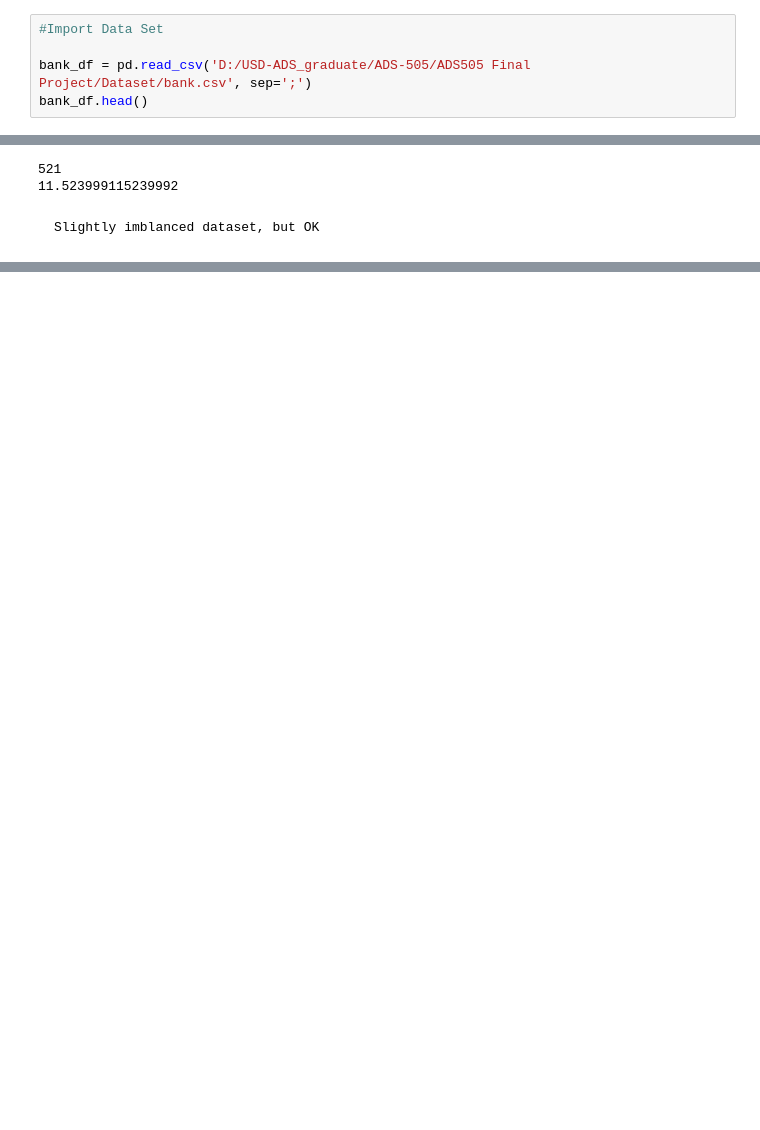
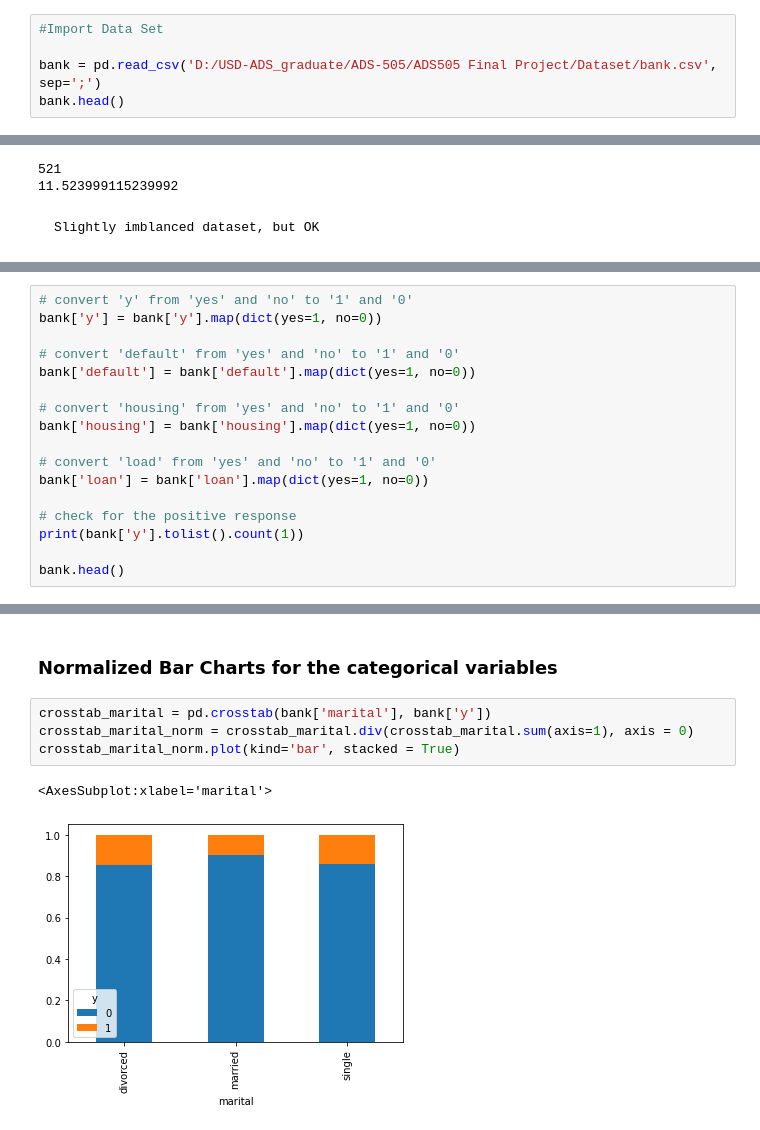
Before and after one commit to katie-hu/Bank_Marketing, a Jupyter notebook: ADS505-final-project-DDY.ipynb, the cells around one changed output, grey strips where cells are left out. Cells and saved outputs as stored; diff of their text form; blank space fills up the shorter version.

```diff
--- a/ADS505-final-project-DDY.ipynb
+++ b/ADS505-final-project-DDY.ipynb
@@ -19,8 +26,8 @@ warnings.filterwarnings('ignore')
 # %%
 #Import Data Set
 
-bank_df = pd.read_csv('D:/USD-ADS_graduate/ADS-505/ADS505 Final Project/Dataset/bank.csv', sep=';')
-bank_df.head()
+bank = pd.read_csv('D:/USD-ADS_graduate/ADS-505/ADS505 Final Project/Dataset/bank.csv', sep=';')
+bank.head()
 # %% [output]
 |  | age | job | marital | education | default | balance | housing | loan | contact | day | month | ... |
 | 0 | 30 | unemployed | married | primary | no | 1787 | no | no | cellular | 19 | oct | ... |
@@ -572,0 +145,17 @@ bank_df
+# %%
+# convert 'y' from 'yes' and 'no' to '1' and '0'
+bank['y'] = bank['y'].map(dict(yes=1, no=0))
+
+# convert 'default' from 'yes' and 'no' to '1' and '0'
+bank['default'] = bank['default'].map(dict(yes=1, no=0))
+
+# convert 'housing' from 'yes' and 'no' to '1' and '0'
+bank['housing'] = bank['housing'].map(dict(yes=1, no=0))
+
+# convert 'load' from 'yes' and 'no' to '1' and '0'
+bank['loan'] = bank['loan'].map(dict(yes=1, no=0))
+
+# check for the positive response
+print(bank['y'].tolist().count(1))
+
+bank.head()
@@ -572,0 +170,9 @@ bank_df
+# %% [markdown]
+### Normalized Bar Charts for the categorical variables
+# %%
+crosstab_marital = pd.crosstab(bank['marital'], bank['y'])
+crosstab_marital_norm = crosstab_marital.div(crosstab_marital.sum(axis=1), axis = 0)
+crosstab_marital_norm.plot(kind='bar', stacked = True)
+# %% [output]
+<AxesSubplot:xlabel='marital'>
+[figure, added]
```
Also changed, not shown: parts of 107 cells of this notebook.
